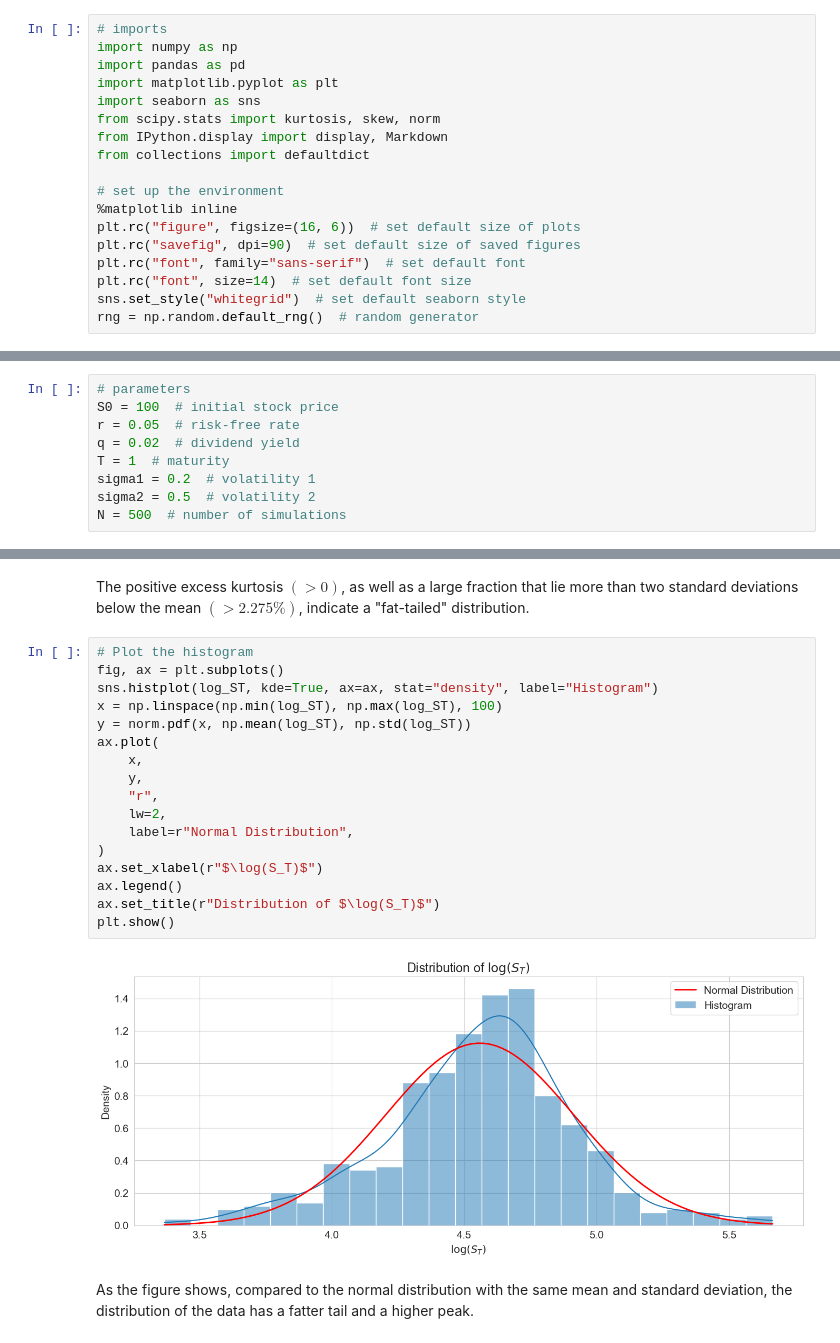
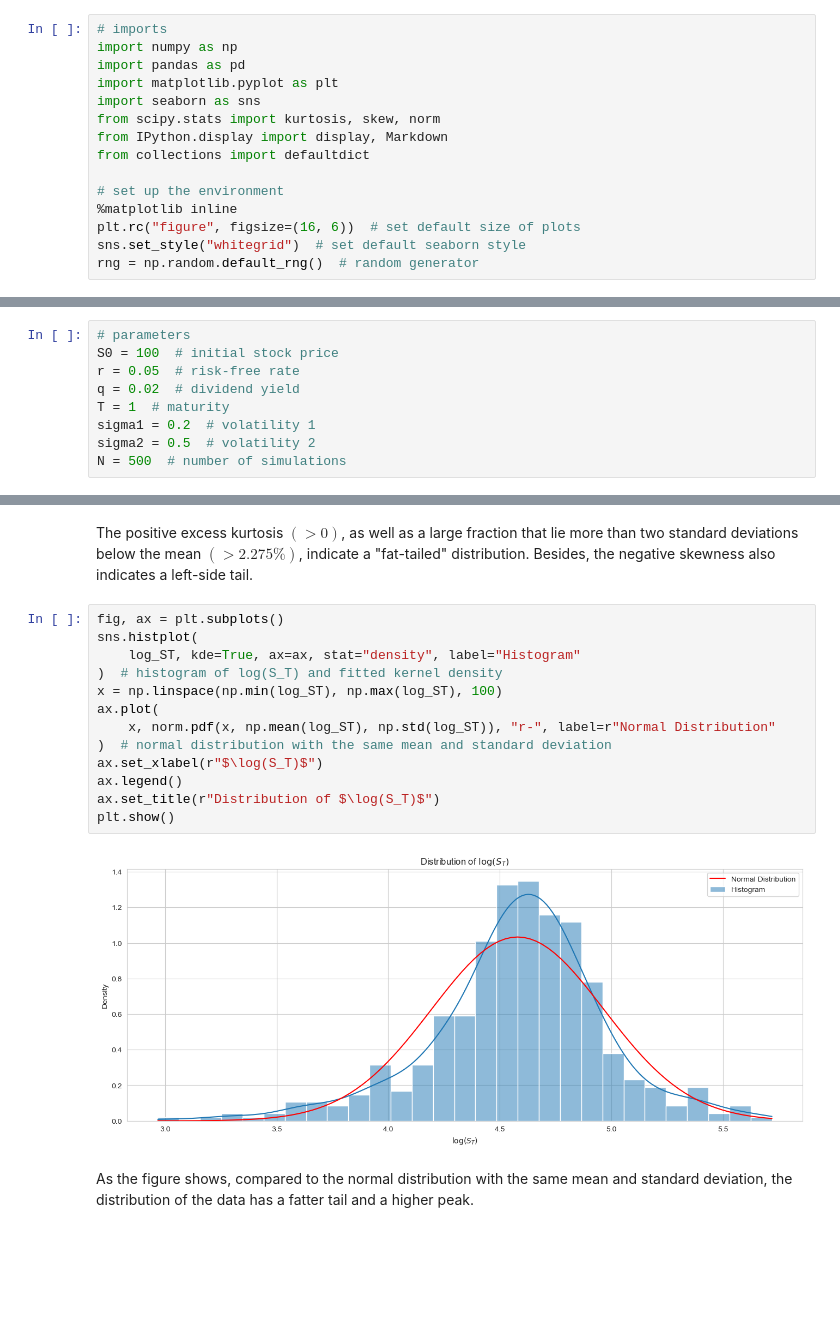
Before and after one commit to zhenqihu/DerPricing, a Jupyter notebook: EF4820/hw3_Q4.x.ipynb, the cells around one changed output, grey strips where cells are left out. Saved outputs shown, nothing was run; the diff lists cells and outputs as text; blank space fills up the shorter version.

```diff
--- a/EF4820/hw3_Q4.x.ipynb
+++ b/EF4820/hw3_Q4.x.ipynb
@@ -11,9 +11,6 @@ from collections import defaultdict
 # set up the environment
 %matplotlib inline
 plt.rc("figure", figsize=(16, 6))  # set default size of plots
-plt.rc("savefig", dpi=90)  # set default size of saved figures
-plt.rc("font", family="sans-serif")  # set default font
-plt.rc("font", size=14)  # set default font size
 sns.set_style("whitegrid")  # set default seaborn style
 rng = np.random.default_rng()  # random generator
 # %%
@@ -64,24 +61,20 @@ display(Markdown(f"- Left tail $(<\mu - 2 \sigma)$: {lef_tail(log_ST) * 100:.2f}
 # %% [markdown]
-The positive excess kurtosis $(>0)$, as well as a large fraction that lie more than two standard deviations below the mean $(> 2.275\%)$, indicate a "fat-tailed" distribution.
+The positive excess kurtosis $(>0)$, as well as a large fraction that lie more than two standard deviations below the mean $(> 2.275\%)$, indicate a "fat-tailed" distribution. Besides, the negative skewness also indicates a left-side tail.
 # %%
-# Plot the histogram
 fig, ax = plt.subplots()
-sns.histplot(log_ST, kde=True, ax=ax, stat="density", label="Histogram")
+sns.histplot(
+    log_ST, kde=True, ax=ax, stat="density", label="Histogram"
+)  # histogram of log(S_T) and fitted kernel density
 x = np.linspace(np.min(log_ST), np.max(log_ST), 100)
-y = norm.pdf(x, np.mean(log_ST), np.std(log_ST))
 ax.plot(
-    x,
-    y,
-    "r",
-    lw=2,
-    label=r"Normal Distribution",
-)
+    x, norm.pdf(x, np.mean(log_ST), np.std(log_ST)), "r-", label=r"Normal Distribution"
+)  # normal distribution with the same mean and standard deviation
 ax.set_xlabel(r"$\log(S_T)$")
 ax.legend()
 ax.set_title(r"Distribution of $\log(S_T)$")
 plt.show()
 # %% [output]
-[figure, old version]
+[figure, new version]
 # %% [markdown]
 As the figure shows, compared to the normal distribution with the same mean and standard deviation, the distribution of the data has a fatter tail and a higher peak.
 # %% [markdown]
```
Also changed, not shown: parts of 10 cells of this notebook, 3 other files.
